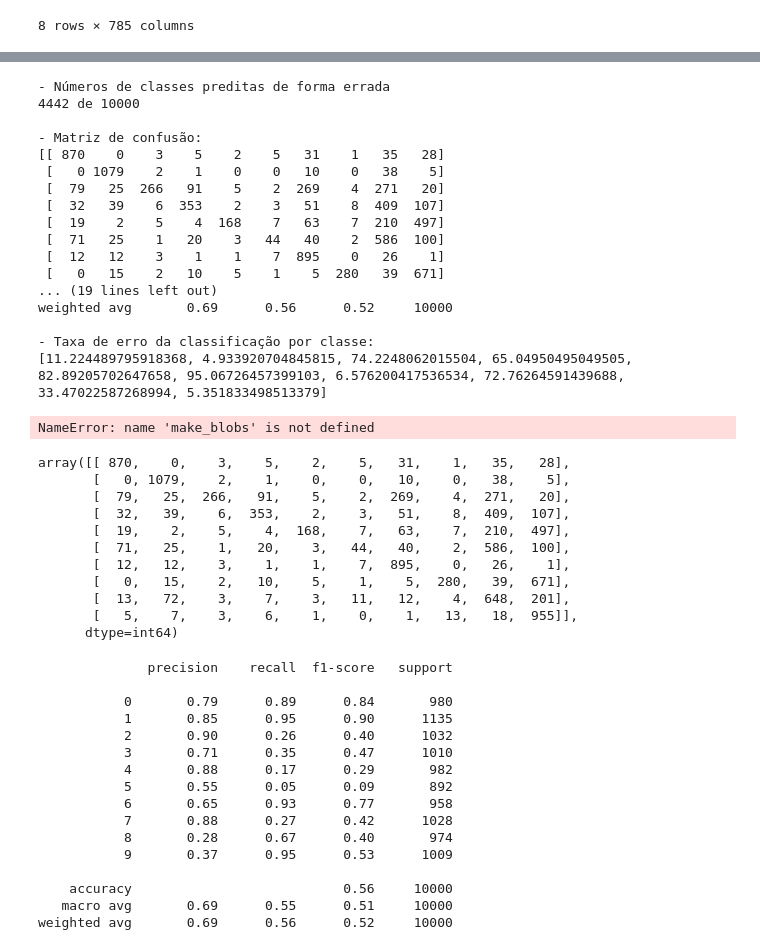
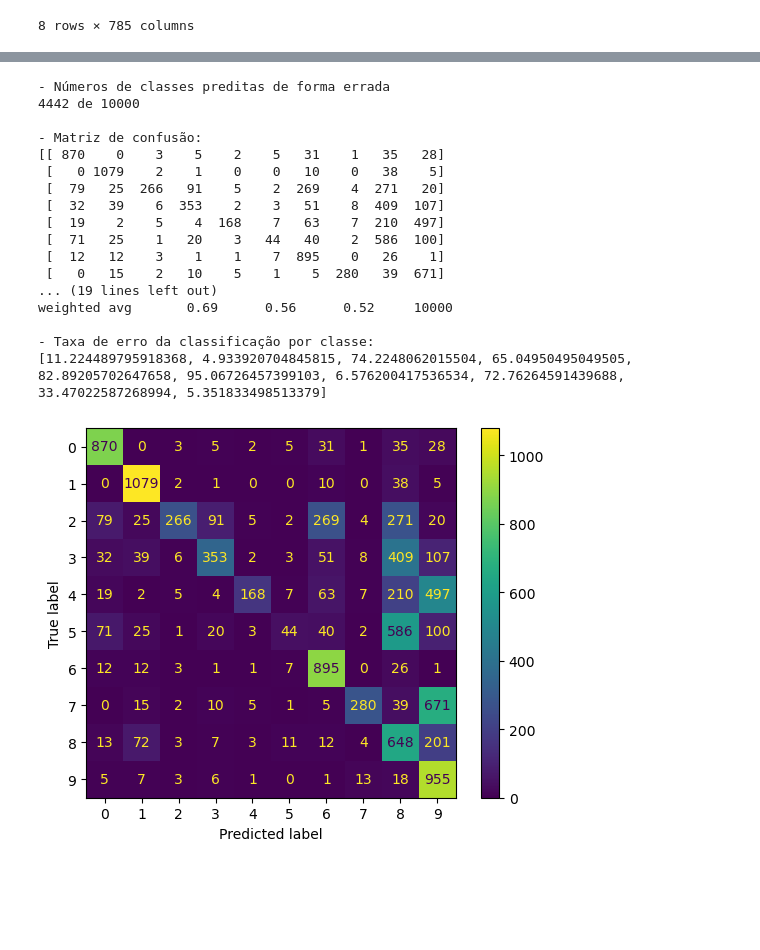
Before and after one commit to caiouehara/IA_MNIST-trabalho2, a Jupyter notebook: code/main.ipynb, the cells around one changed output, grey strips where cells are left out. Drawn from its saved outputs; the diff is of its cells as text; code cells hidden in the pictures; blank space fills up the shorter version.

```diff
--- a/code/main.ipynb
+++ b/code/main.ipynb
@@ -65,7 +67,7 @@ Y_test = np.array(data_test.loc[:, 0].values)
 y_pred = classifier.predict(X_test)
 # %%
 #Analyze results
-def analyze():
+def analyze(Y_test, y_pred):
     print("- Números de classes preditas de forma errada")
     print("%d de %d\n" % ((Y_test != y_pred).sum(), X_test.shape[0]))
 
@@ -76,98 +78,35 @@ def analyze():
     print("- Índices da classificação:")
     print(classification_report(Y_test, y_pred))
 
     print("- Taxa de erro da classificação por classe:")
     k = 0
     e_matrix = [] #matriz da taxa de erro
     for i in c_matrix:
         rights = i[k]
         total = i.sum()
         e_matrix.append( 100 * ( (total - rights)/total) )
         k += 1
     print(e_matrix)
-analyze()
+
+    disp = ConfusionMatrixDisplay(confusion_matrix=c_matrix, display_labels=gnb.classes_)
+    disp.plot()
+analyze(Y_test, y_pred)
 # %% [output]
 - Números de classes preditas de forma errada
 4442 de 10000
 
 - Matriz de confusão:
 [[ 870    0    3    5    2    5   31    1   35   28]
  [   0 1079    2    1    0    0   10    0   38    5]
  [  79   25  266   91    5    2  269    4  271   20]
  [  32   39    6  353    2    3   51    8  409  107]
  [  19    2    5    4  168    7   63    7  210  497]
  [  71   25    1   20    3   44   40    2  586  100]
  [  12   12    3    1    1    7  895    0   26    1]
  [   0   15    2   10    5    1    5  280   39  671]
 ... (19 lines left out)
 weighted avg       0.69      0.56      0.52     10000
 
 - Taxa de erro da classificação por classe:
 [11.224489795918368, 4.933920704845815, 74.2248062015504, 65.04950495049505, 82.89205702647658, 95.06726457399103, 6.576200417536534, 72.76264591439688, 33.47022587268994, 5.351833498513379]
+[figure, added]
-# %%
-#Adding some alternative configs for NB
-n_samples = 50000
-n_bins = 3  # use 3 bins for calibration_curve as we have 3 clusters here
-
-# Generate 3 blobs with 2 classes where the second blob contains
-# half positive samples and half negative samples. Probability in this
-# blob is therefore 0.5.
-centers = [(-5, -5), (0, 0), (5, 5)]
-X, y = make_blobs(n_samples=n_samples, centers=centers, shuffle=False, random_state=42)
-y[: n_samples // 2] = 0
-y[n_samples // 2 :] = 1
-sample_weight = np.random.RandomState(42).rand(y.shape[0])
-
-y[: n_samples // 2] = 0
-y[n_samples // 2 :] = 1
-sample_weight = np.random.RandomState(42).rand(y.shape[0])
-sample_weight = np.random.RandomState(42).rand(y.shape[0])
-clf_isotonic = CalibratedClassifierCV(gnb, cv=2, method="isotonic")
-clf_isotonic.fit(X_train, Y_train, sample_weight=sw_train)
-prob_pos_isotonic = clf_isotonic.predict_proba(X_test)[:, 1]
-# %% [output]
-NameError: name 'make_blobs' is not defined
-# %%
-#Set train X and Y values
-X_train = np.array(data_train.loc[:, 1:].values)
-Y_train = np.array(data_train.loc[:, 0].values)
-
-#Categorical Naive Bayes SciKit Model
-cnb = CategoricalNB(force_alpha=True)
-classifier2 = cnb.fit(X_train, Y_train)
-
-#Create predicit results with tests
-y_pred2 = classifier2.predict(X_test[2:3])
-
-#Analyze results
-display(confusion_matrix(Y_test, y_pred, labels=np.array([0,1,2,3,4,5,6,7,8,9]) ))
-
-print(classification_report(Y_test, y_pred))
-# %% [output]
-array([[ 870,    0,    3,    5,    2,    5,   31,    1,   35,   28],
-       [   0, 1079,    2,    1,    0,    0,   10,    0,   38,    5],
-       [  79,   25,  266,   91,    5,    2,  269,    4,  271,   20],
-       [  32,   39,    6,  353,    2,    3,   51,    8,  409,  107],
-       [  19,    2,    5,    4,  168,    7,   63,    7,  210,  497],
-       [  71,   25,    1,   20,    3,   44,   40,    2,  586,  100],
-       [  12,   12,    3,    1,    1,    7,  895,    0,   26,    1],
-       [   0,   15,    2,   10,    5,    1,    5,  280,   39,  671],
-       [  13,   72,    3,    7,    3,   11,   12,    4,  648,  201],
-       [   5,    7,    3,    6,    1,    0,    1,   13,   18,  955]],
-      dtype=int64)
-              precision    recall  f1-score   support
-
-           0       0.79      0.89      0.84       980
-           1       0.85      0.95      0.90      1135
-           2       0.90      0.26      0.40      1032
-           3       0.71      0.35      0.47      1010
-           4       0.88      0.17      0.29       982
-           5       0.55      0.05      0.09       892
-           6       0.65      0.93      0.77       958
-           7       0.88      0.27      0.42      1028
-           8       0.28      0.67      0.40       974
-           9       0.37      0.95      0.53      1009
-
-    accuracy                           0.56     10000
-   macro avg       0.69      0.55      0.51     10000
-weighted avg       0.69      0.56      0.52     10000
```
Also changed, not shown: parts of 6 cells of this notebook, 1 other file.
